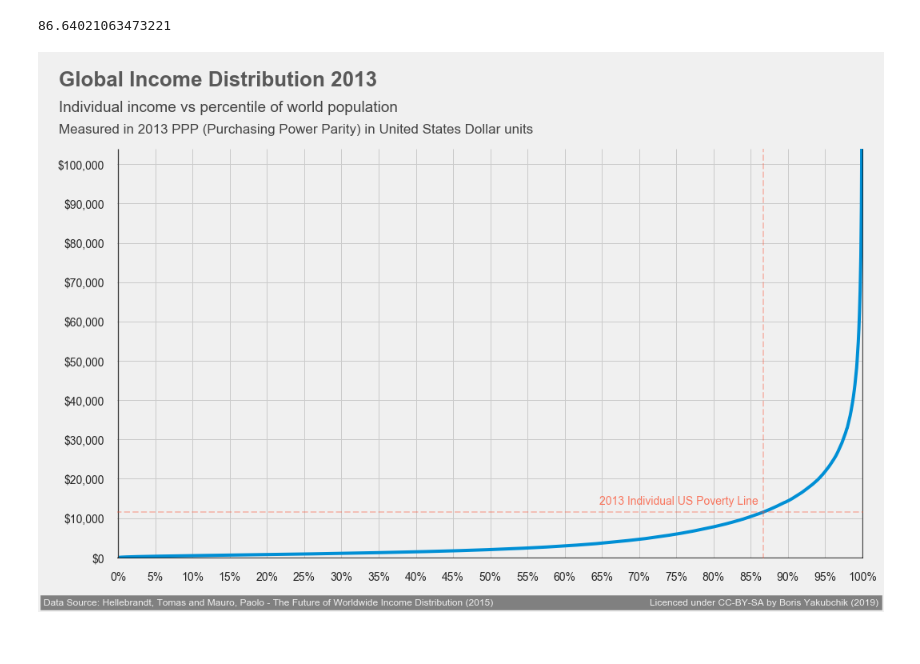
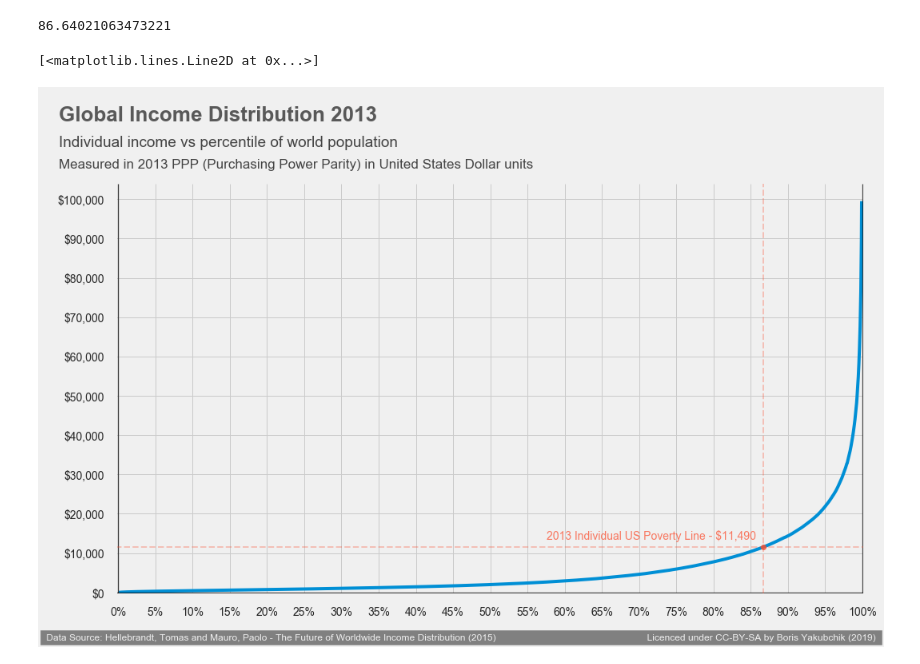
Before and after one commit to whyboris/Global-Income-Distribution, a Jupyter notebook: global_income_distribution.ipynb, the cells around one changed output. Cells and saved outputs as stored; diff of their text form; code cells hidden in the pictures.

Commit message:
distribution below US individual poverty line

```diff
--- a/global_income_distribution.ipynb
+++ b/global_income_distribution.ipynb
@@ -354,37 +322,36 @@ chart.axes[0][0].axvline(x = 100,   color = 'black', linewidth = 1.3, alpha = .7
 # poverty threshold 2013 - horizontal
 chart.axes[0][0].axhline(y = 11490, linestyle='dashed', color='#fc4f30', linewidth = 2, alpha = .3)
 # poverty threshold 2013 - vertical
 chart.axes[0][0].axvline(x = 86.64, linestyle='dashed', color='#fc4f30', linewidth = 2, alpha = .3)
 
 chart.axes[0][0].text(
-  x = 64.6,
+  x = 57.6,
   y = 13600,
-  s = "2013 Individual US Poverty Line",
+  s = "2013 Individual US Poverty Line - $11,490",
   color = '#fc4f30',
   fontsize = 14,
 #   weight = 'bold',
   alpha = .75)
 
 
 chart.axes[0][0].tick_params(labelsize=14)
 
 chart.axes[0][0].set_ylim(-400,104000)
 chart.axes[0][0].set_xlim(-0.3, 100.1)
 
 # SIGNATURE BAR
 chart.axes[0][0].text(
     x = -10,
     y = -12000,
-    s = 'Data Source: Hellebrandt, Tomas and Mauro, Paolo - The Future of Worldwide Income Distribution (2015)                                                          Licenced under CC-BY-SA by Boris Yakubchik (2019)',
+    s = ' Data Source: Hellebrandt, Tomas and Mauro, Paolo - The Future of Worldwide Income Distribution (2015)                                                        Licenced under CC-BY-SA by Boris Yakubchik (2019) ',
     fontsize = 12,
     color = '#f0f0f0',
     backgroundcolor = 'grey')
 
 chart.axes[0][0].tick_params(axis='x', which='major', pad=15)
 chart.axes[0][0].tick_params(axis='y', which='major', pad=15)
 
-# move the chart around if you'd like
-# x1,x2,y1,y2 = chart.axes[0][0].axis()
-# chart.axes[0][0].axis((x1,x2,y1 + 10000 ,y2 + 10000))
+chart.axes[0][0].plot(86.64, 11490, 'o', color='#fc4f30', alpha=0.75)
 # %% [output]
+[<matplotlib.lines.Line2D at 0x...>]
-[figure, old version]
+[figure, new version]
```
Also changed, not shown: parts of 23 cells of this notebook.
